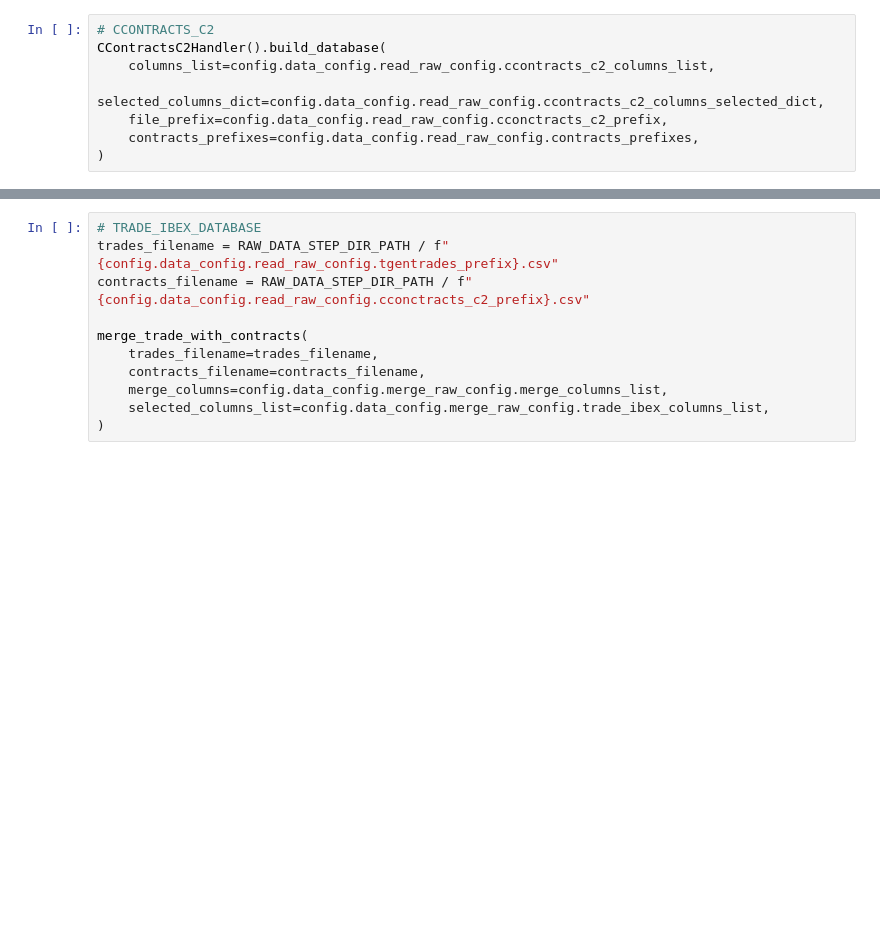
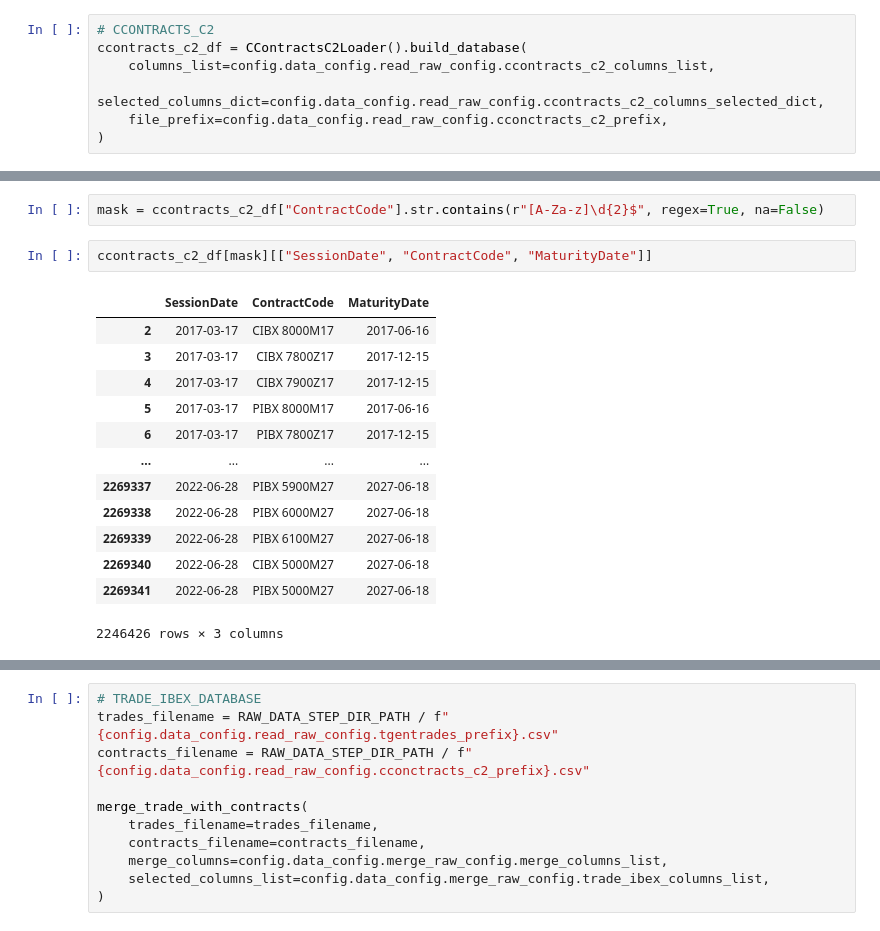
Before and after one commit to epiblasfunds/options-pricing, a Jupyter notebook: data.ipynb, the cells around one changed output, grey strips where cells are left out. Cells and saved outputs as stored; diff of their text form; blank space fills up the shorter version.

```diff
--- a/data.ipynb
+++ b/data.ipynb
@@ -16,10 +16,9 @@ from src.data_management.underlying_handler.options_trades_with_underlying_handl
 from src.enums.data_enums.contract_type_enum import ContractTypeEnum
 # %%
 # CCONTRACTS_C2
-CContractsC2Handler().build_database(
+ccontracts_c2_df = CContractsC2Loader().build_database(
     columns_list=config.data_config.read_raw_config.ccontracts_c2_columns_list,
     selected_columns_dict=config.data_config.read_raw_config.ccontracts_c2_columns_selected_dict,
     file_prefix=config.data_config.read_raw_config.cconctracts_c2_prefix,
-    contracts_prefixes=config.data_config.read_raw_config.contracts_prefixes,
 )
 # %% [output]
@@ -39,0 +51,18 @@ CContractsC2Handler().build_database(
+# %%
+mask = ccontracts_c2_df["ContractCode"].str.contains(r"[A-Za-z]\d{2}$", regex=True, na=False)
+# %%
+ccontracts_c2_df[mask][["SessionDate", "ContractCode", "MaturityDate"]]
+# %% [output]
+|  | SessionDate | ContractCode | MaturityDate |
+| 2 | 2017-03-17 | CIBX 8000M17 | 2017-06-16 |
+| 3 | 2017-03-17 | CIBX 7800Z17 | 2017-12-15 |
+| 4 | 2017-03-17 | CIBX 7900Z17 | 2017-12-15 |
+| 5 | 2017-03-17 | PIBX 8000M17 | 2017-06-16 |
+| 6 | 2017-03-17 | PIBX 7800Z17 | 2017-12-15 |
+| ... | ... | ... | ... |
+| 2269337 | 2022-06-28 | PIBX 5900M27 | 2027-06-18 |
+| 2269338 | 2022-06-28 | PIBX 6000M27 | 2027-06-18 |
+| 2269339 | 2022-06-28 | PIBX 6100M27 | 2027-06-18 |
+| 2269340 | 2022-06-28 | CIBX 5000M27 | 2027-06-18 |
+| 2269341 | 2022-06-28 | PIBX 5000M27 | 2027-06-18 |
+2246426 rows × 3 columns
```
Also changed, not shown: parts of 12 cells of this notebook, 15 other files.
